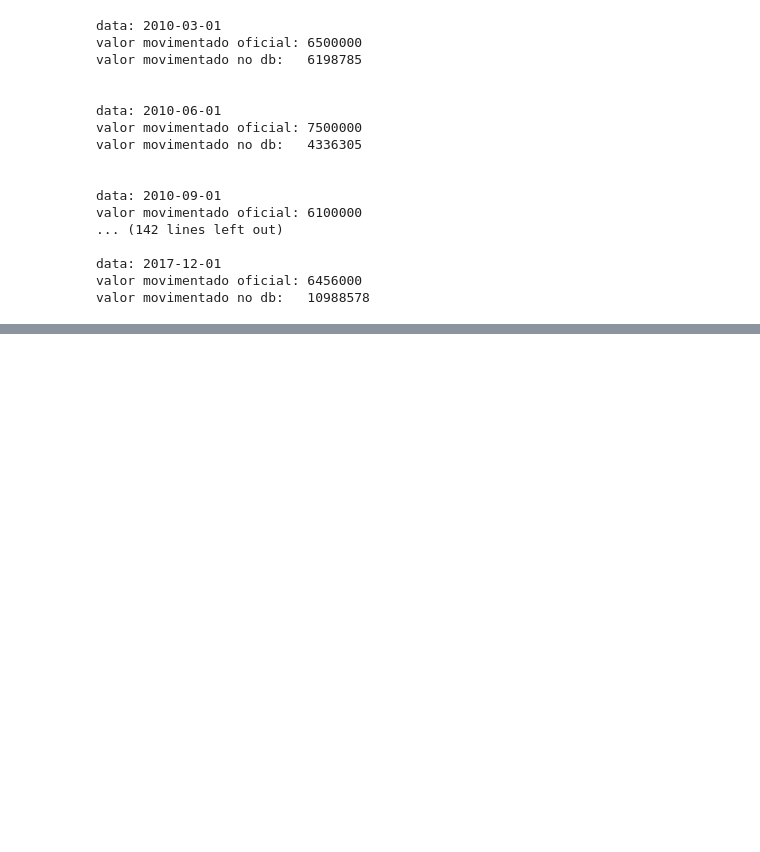
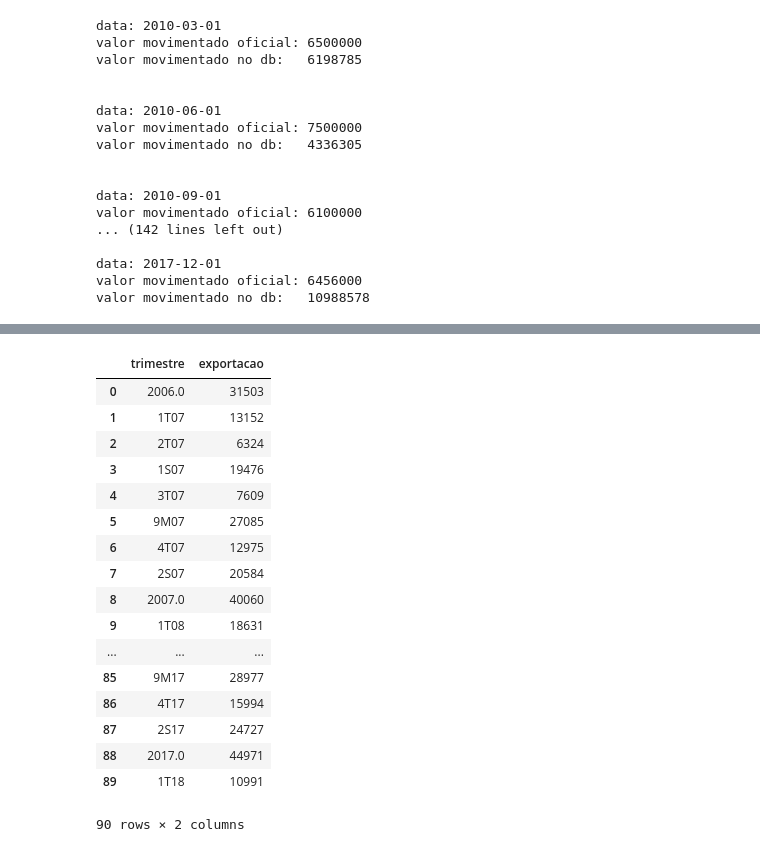
Before and after one commit to raffOps/data-analysis, a Jupyter notebook: data analysis.ipynb, the cells around one changed output, grey strips where cells are left out. Cells and saved outputs as stored; diff of their text form; code cells hidden in the pictures; blank space fills up the shorter version.

```diff
--- a/data analysis.ipynb
+++ b/data analysis.ipynb
@@ -126,0 +225,3 @@ valor movimentado no db:   10988578
+# %%
+balanco_trimestral = balanco_trimestral.iloc[[0,1]].reset_index().iloc[:,2:]
+balanco_trimestral
@@ -126,0 +233,2 @@ valor movimentado no db:   10988578
+# %%
+balanco_trimestral = balanco_trimestral.transpose().rename(columns={0:"trimestre",1:"exportacao"})
@@ -126,0 +245,25 @@ valor movimentado no db:   10988578
+# %%
+balanco_trimestral = balanco_trimestral.reset_index().drop(axis=1, columns="index")
+# %%
+balanco_trimestral.trimestre = balanco_trimestral.trimestre.astype("str")
+# %%
+balanco_trimestral
+# %% [output]
+|  | trimestre | exportacao |
+| 0 | 2006.0 | 31503 |
+| 1 | 1T07 | 13152 |
+| 2 | 2T07 | 6324 |
+| 3 | 1S07 | 19476 |
+| 4 | 3T07 | 7609 |
+| 5 | 9M07 | 27085 |
+| 6 | 4T07 | 12975 |
+| 7 | 2S07 | 20584 |
+| 8 | 2007.0 | 40060 |
+| 9 | 1T08 | 18631 |
+| ... | ... | ... |
+| 85 | 9M17 | 28977 |
+| 86 | 4T17 | 15994 |
+| 87 | 2S17 | 24727 |
+| 88 | 2017.0 | 44971 |
+| 89 | 1T18 | 10991 |
+90 rows × 2 columns
```
Also changed, not shown: parts of 20 cells of this notebook, 3 other files.
